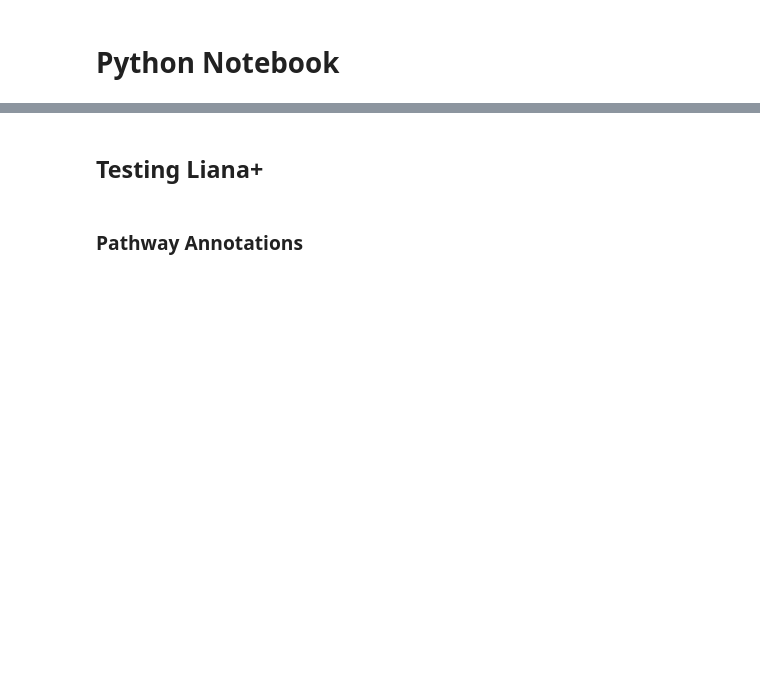
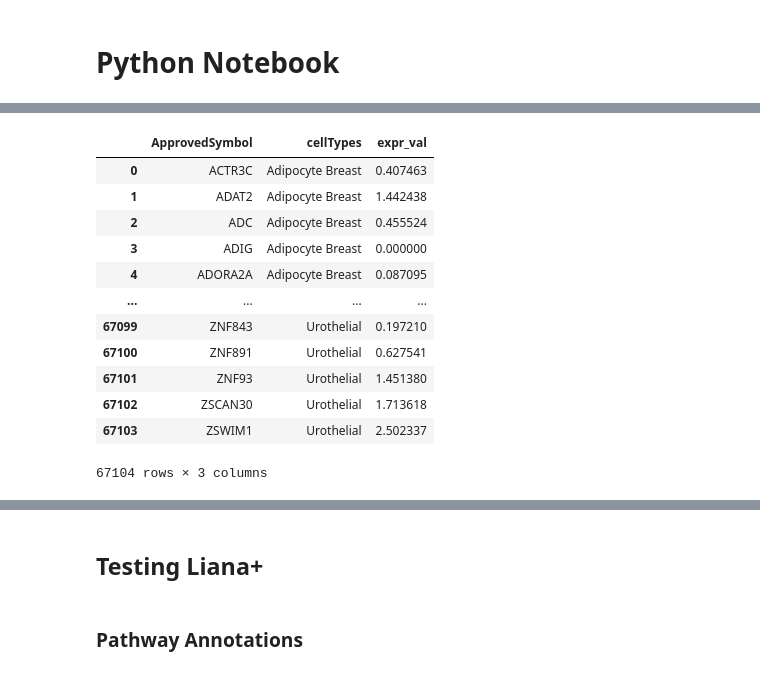
Before and after one commit to bioinfo-YCU/ConnectomeDB, a Jupyter notebook: Python_test.ipynb, the cells around one changed output, grey strips where cells are left out. Drawn from its saved outputs; the diff is of its cells as text; code cells hidden in the pictures; blank space fills up the shorter version.

```diff
--- a/Python_test.ipynb
+++ b/Python_test.ipynb
@@ -38,0 +85,19 @@ Name: Human LR Pair, dtype: object
+# %%
+# Reshape
+connectomeDB_long = connectomeDB.melt(id_vars=["ApprovedSymbol"],
+                                      var_name="cellTypes", value_name="expr_val")
+connectomeDB_long
+# %% [output]
+|  | ApprovedSymbol | cellTypes | expr_val |
+| 0 | ACTR3C | Adipocyte Breast | 0.407463 |
+| 1 | ADAT2 | Adipocyte Breast | 1.442438 |
+| 2 | ADC | Adipocyte Breast | 0.455524 |
+| 3 | ADIG | Adipocyte Breast | 0.000000 |
+| 4 | ADORA2A | Adipocyte Breast | 0.087095 |
+| ... | ... | ... | ... |
+| 67099 | ZNF843 | Urothelial | 0.197210 |
+| 67100 | ZNF891 | Urothelial | 0.627541 |
+| 67101 | ZNF93 | Urothelial | 1.451380 |
+| 67102 | ZSCAN30 | Urothelial | 1.713618 |
+| 67103 | ZSWIM1 | Urothelial | 2.502337 |
+67104 rows × 3 columns
```
Also changed, not shown: parts of 41 cells of this notebook, 17 other files.
